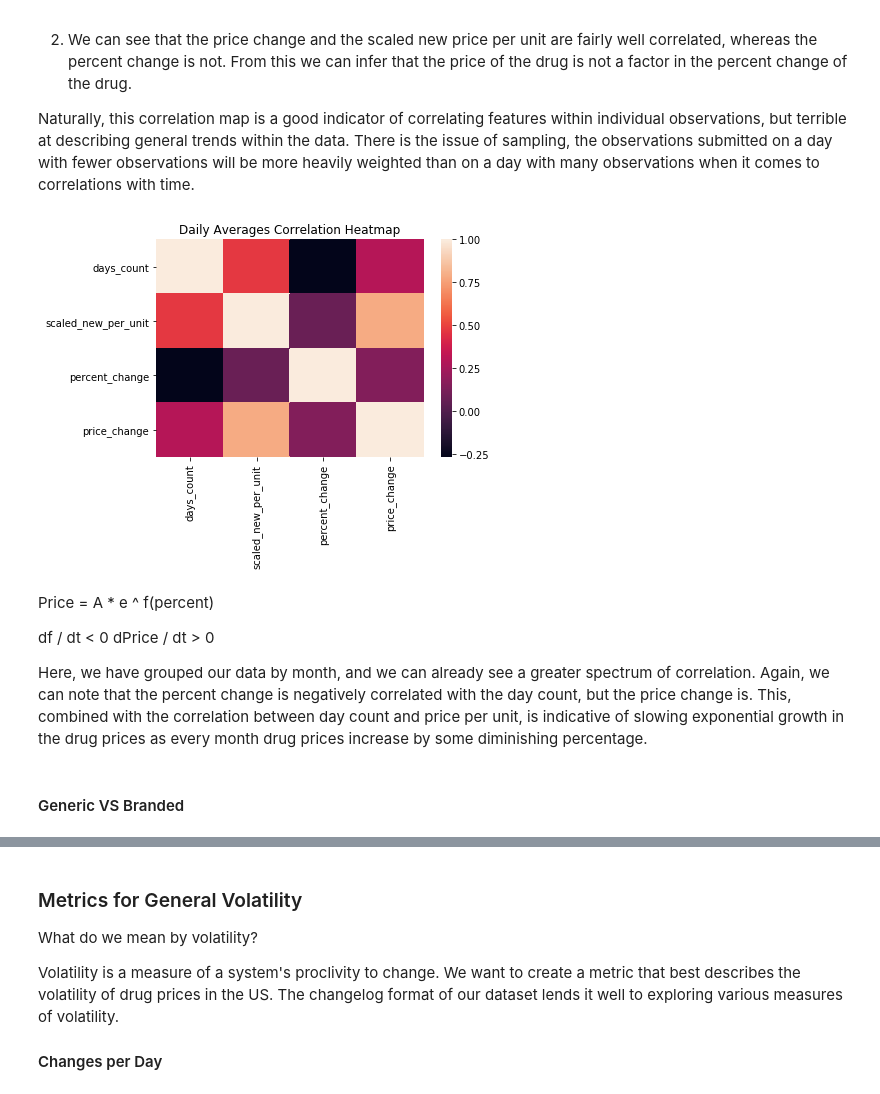
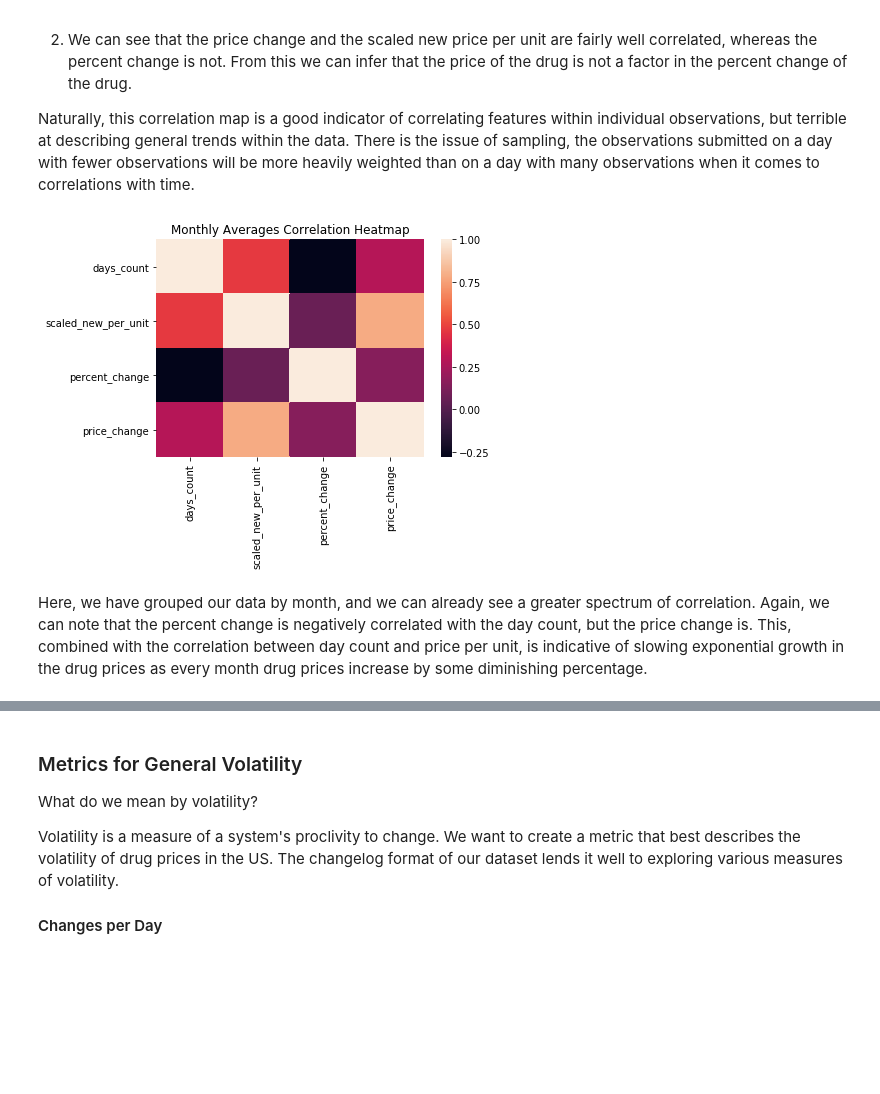
Before and after one commit to Cervantes92/drug-prices, a Jupyter notebook: main.ipynb, the cells around one changed output, grey strips where cells are left out. Cells and saved outputs as stored; diff of their text form; code cells hidden in the pictures; blank space fills up the shorter version.

```diff
--- a/main.ipynb
+++ b/main.ipynb
@@ -455,17 +458,10 @@ Naturally, this correlation map is a good indicator of correlating features with
 # %%
 sns.heatmap(data.groupby('year-month').mean()\
             [['days_count','scaled_new_per_unit', 'percent_change', 'price_change']].corr())
 
-plt.title('Daily Averages Correlation Heatmap')
+plt.title('Monthly Averages Correlation Heatmap')
 plt.show()
 # %% [output]
-[figure, old version]
+[figure, new version]
 # %% [markdown]
-Price = A * e ^ f(percent)
-
-df / dt < 0
-dPrice / dt > 0
-
 Here, we have grouped our data by month, and we can already see a greater spectrum of correlation. Again, we can note that the percent change is negatively correlated with the day count, but the price change is. This, combined with the correlation between day count and price per unit, is indicative of slowing exponential growth in the drug prices as every month drug prices increase by some diminishing percentage.
-# %% [markdown]
-#### Generic VS Branded
```
Also changed, not shown: parts of 26 cells of this notebook.
